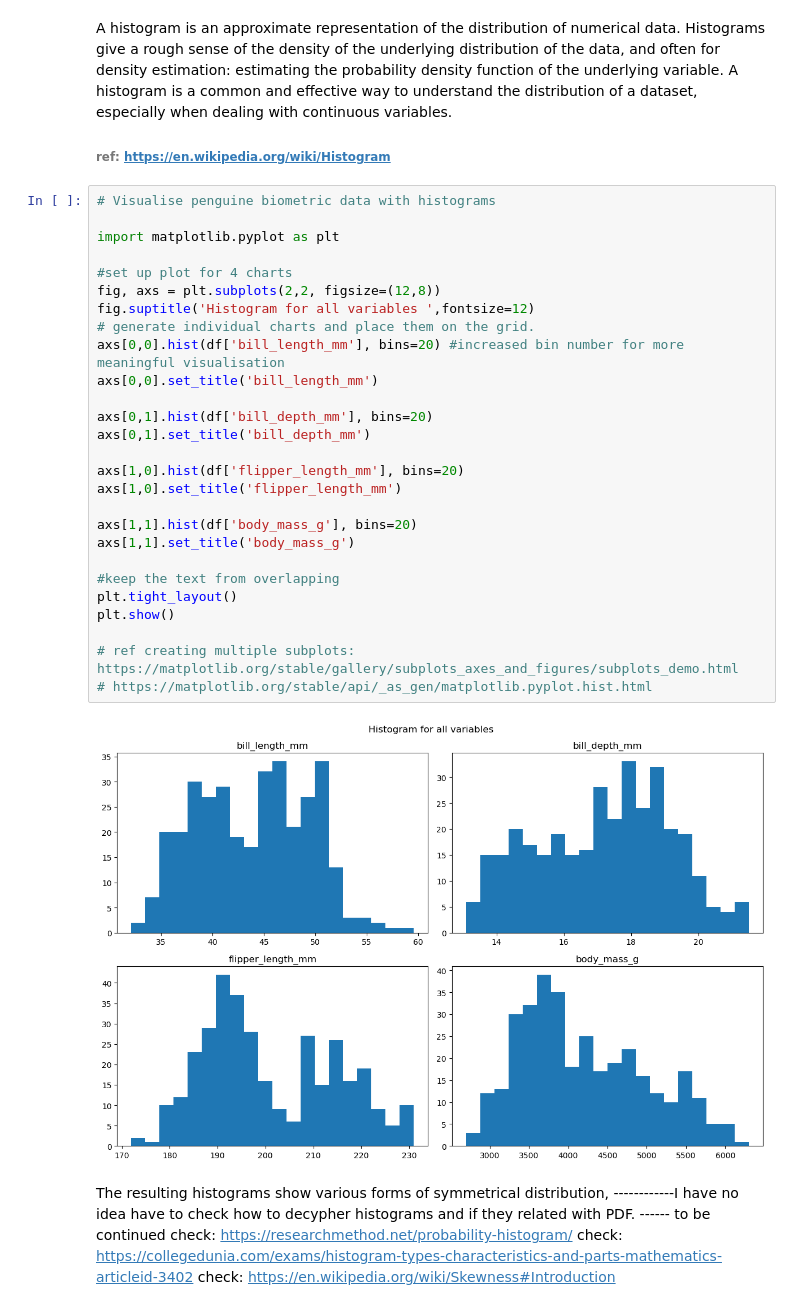
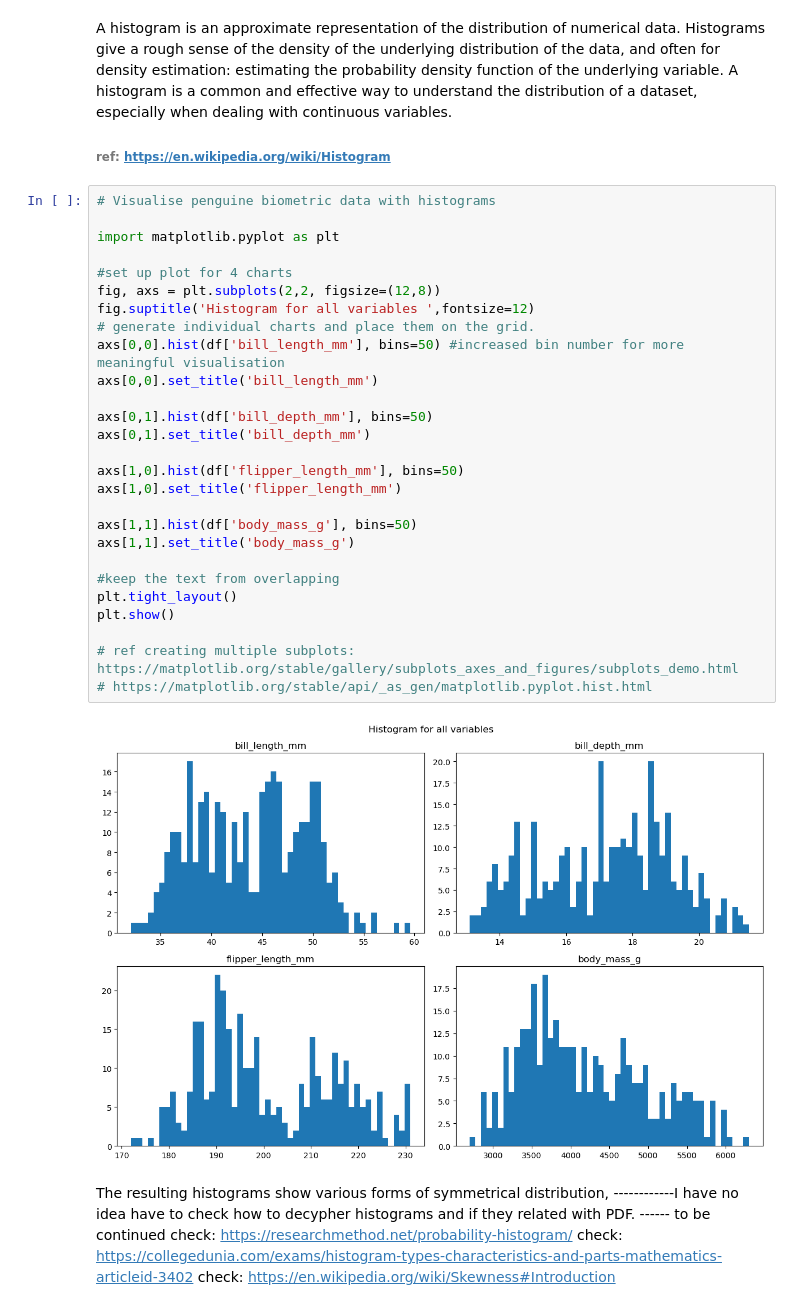
Before and after one commit to noyo0/Fundamentals_DataAnalysis, a Jupyter notebook: tasks.ipynb, the cells around one changed output. Drawn from its saved outputs; the diff is of its cells as text.

```diff
--- a/tasks.ipynb
+++ b/tasks.ipynb
@@ -421,32 +421,32 @@ A histogram is a common and effective way to understand the distribution of a da
 # %%
 # Visualise penguine biometric data with histograms
 
 import matplotlib.pyplot as plt
 
 #set up plot for 4 charts
 fig, axs = plt.subplots(2,2, figsize=(12,8))
 fig.suptitle('Histogram for all variables ',fontsize=12)
 # generate individual charts and place them on the grid.
-axs[0,0].hist(df['bill_length_mm'], bins=20) #increased bin number for more meaningful visualisation
+axs[0,0].hist(df['bill_length_mm'], bins=50) #increased bin number for more meaningful visualisation
 axs[0,0].set_title('bill_length_mm')
 
-axs[0,1].hist(df['bill_depth_mm'], bins=20)
+axs[0,1].hist(df['bill_depth_mm'], bins=50)
 axs[0,1].set_title('bill_depth_mm')
 
-axs[1,0].hist(df['flipper_length_mm'], bins=20)
+axs[1,0].hist(df['flipper_length_mm'], bins=50)
 axs[1,0].set_title('flipper_length_mm')
 
-axs[1,1].hist(df['body_mass_g'], bins=20)
+axs[1,1].hist(df['body_mass_g'], bins=50)
 axs[1,1].set_title('body_mass_g')
 
 #keep the text from overlapping
 plt.tight_layout()
 plt.show()
 
 # ref creating multiple subplots: https://matplotlib.org/stable/gallery/subplots_axes_and_figures/subplots_demo.html
 # https://matplotlib.org/stable/api/_as_gen/matplotlib.pyplot.hist.html
 # %% [output]
-[figure, old version]
+[figure, new version]
 # %% [markdown]
 The resulting histograms show various forms of symmetrical distribution,
 ------------I have no idea have to check how to decypher histograms and if they related with PDF. ------ to be continued
```
Also changed, not shown: parts of 1 cell of this notebook, 1 other file.
